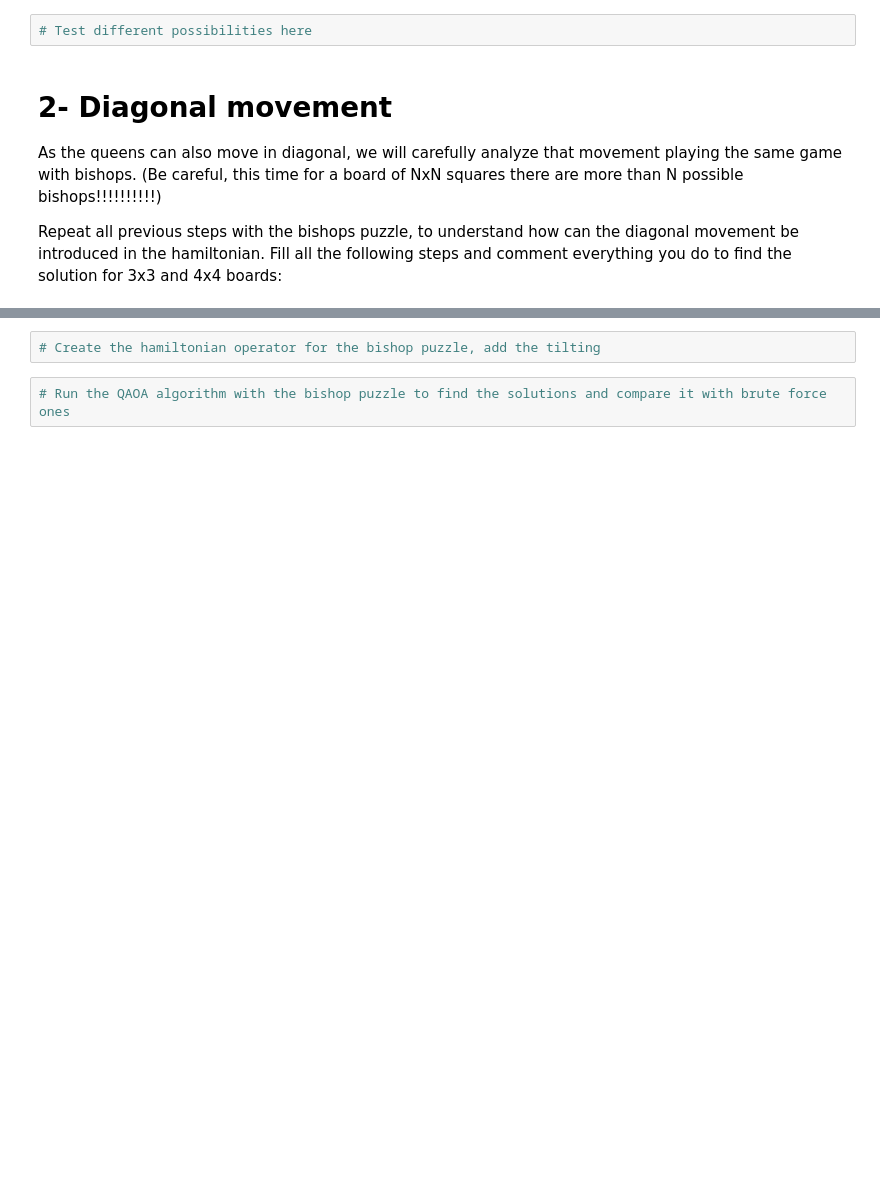
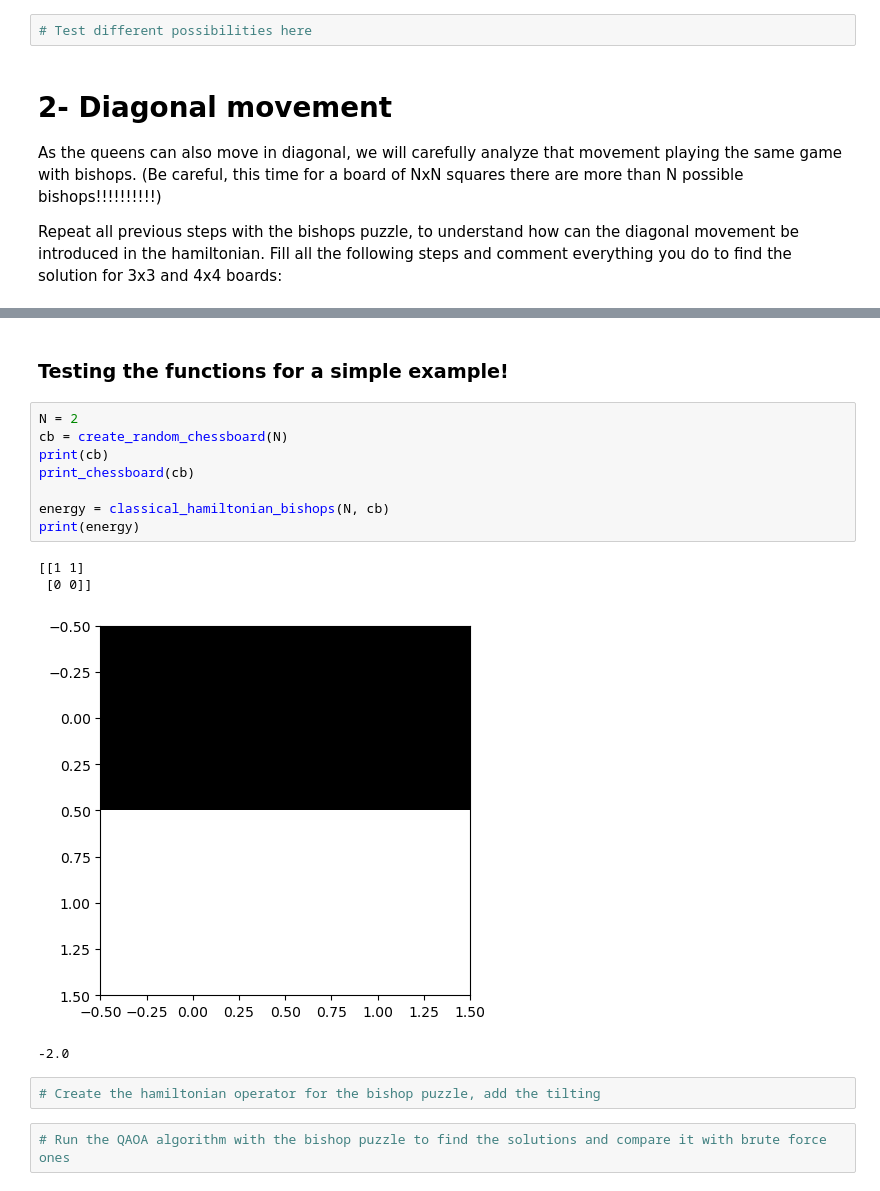
Before and after one commit to pau-torrente/fall-fest-24, a Jupyter notebook: notebooks/challenges/Quantum_NQueens_solver/ChessChallenge.ipynb, the cells around one changed output, grey strips where cells are left out. Saved outputs shown, nothing was run; the diff lists cells and outputs as text; blank space fills up the shorter version.

```diff
--- a/notebooks/challenges/Quantum_NQueens_solver/ChessChallenge.ipynb
+++ b/notebooks/challenges/Quantum_NQueens_solver/ChessChallenge.ipynb
@@ -556,3 +648,18 @@ Repeat all previous steps with the bishops puzzle, to understand how can the dia
+# %% [markdown]
+### Testing the functions for a simple example!
+# %%
+N = 2
+cb = create_random_chessboard(N)
+print(cb)
+print_chessboard(cb)
+
+energy = classical_hamiltonian_bishops(N, cb)
+print(energy)
+# %% [output]
+[[1 1]
+ [0 0]]
+[figure, added]
+-2.0
 # %%
 # Create the hamiltonian operator for the bishop puzzle, add the tilting
 # %%
```
Also changed, not shown: parts of 5 cells of this notebook.
